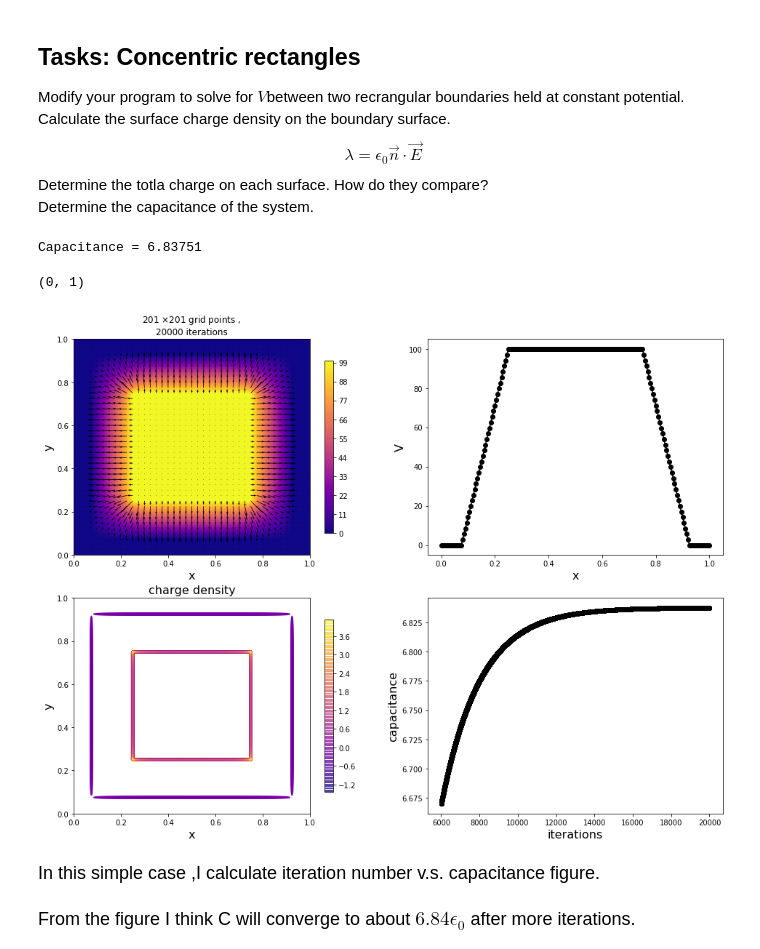
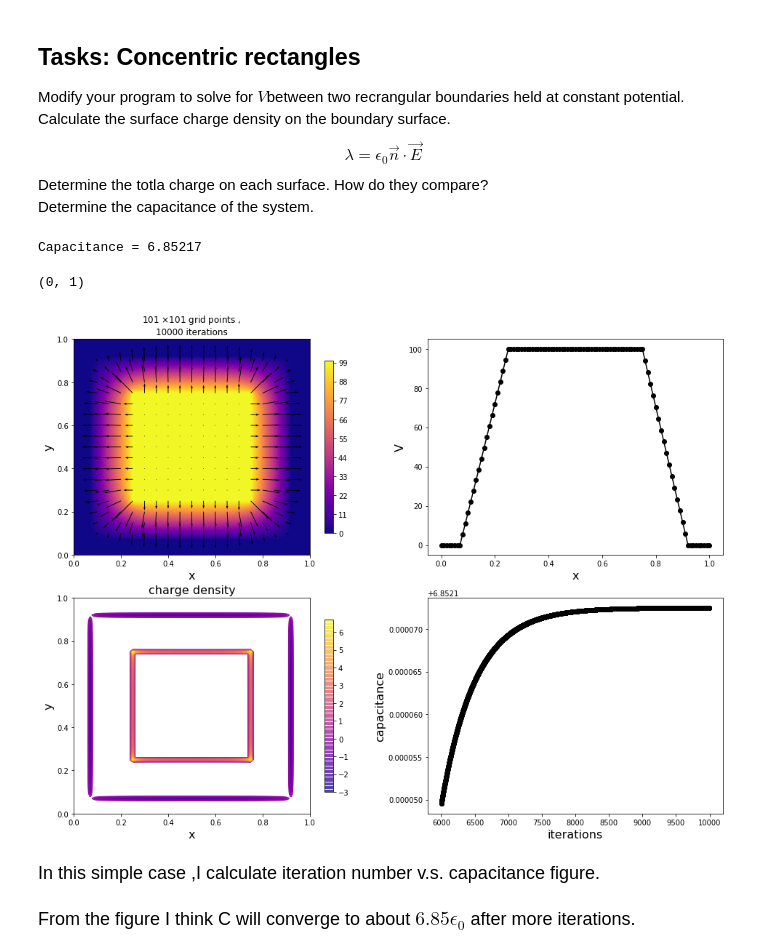
Before and after one commit to pcchen/Computation-in-Physics, a Jupyter notebook: 107022138/Homework_4/Relaxation Methods.ipynb, the cells around one changed output. Cells and saved outputs as stored; diff of their text form; code cells hidden in the pictures.

```diff
--- a/107022138/Homework_4/Relaxation Methods.ipynb
+++ b/107022138/Homework_4/Relaxation Methods.ipynb
@@ -153,8 +153,8 @@ ax[3].set_ylim([0,1])
 # %%
 fig, axes = plt.subplots(ncols = 2 , nrows = 1, figsize = (16,6))
 ax = axes.flatten()
-N = 401     # N means the number of equl points
-it = 5000
+N = 201     # N means the number of equl points
+it = 12000
 nskip = 5
 x = np.linspace(0,1,N)
 y = np.linspace(0,1,N)
@@ -165,12 +165,11 @@ V = np.zeros((N,N))
 ρ[int((N-1)/2),int((N-1)/2)] = 100
 h = (x[N-1]-x[0])/(N-1)
 ρρ = np.pi*h**2*ρ
-w = 0
 
 s = np.zeros_like(x)
 
 for i in range(it):
-    V[1:-1,1:-1] = (1+w)/4*(V[2:,1:-1] + V[0:-2,1:-1] + V[1:-1,2:] + V[1:-1,0:-2]) + ρρ[1:-1,1:-1] - w*V[1:-1,1:-1]
+    V[1:-1,1:-1] = 1/4*(V[2:,1:-1] + V[0:-2,1:-1] + V[1:-1,2:] + V[1:-1,0:-2]) + ρρ[1:-1,1:-1]
 
 s = V[int((N-1)/2),:]
 ax[1].plot(x,s,'ko-')
@@ -225,7 +224,7 @@ V = -0.01941ln(r) -0.01338
 fig, axes = plt.subplots(ncols = 2 , nrows = 2, figsize = (16,12))
 ax = axes.flatten()
 N = 301     # N means the number of equl points
-it = 50000
+it = 30000
 n = 2       # distance between two charges
 nskip = 10
 x = np.linspace(-0.5,0.5,N)
@@ -462,7 +461,7 @@ E = -0.01941
 fig, axes = plt.subplots(ncols = 2 , nrows = 2, figsize = (16,12))
 ax = axes.flatten()
 N = 101     # N means the number of equl points
-it = 1000
+it = 3000
 x = np.linspace(0,1,N)
 y = np.linspace(0,1,N)
 X, Y = np.meshgrid(x, y, indexing = 'xy')
@@ -539,8 +538,8 @@ Determine the capacitance of the system.
 # %%
 fig, axes = plt.subplots(ncols = 2 , nrows = 2, figsize = (16,12))
 ax = axes.flatten()
-N = 201     # N means the number of equl points
-it = 20000
+N = 101     # N means the number of equl points
+it = 10000
 x = np.linspace(0,1,N)
 y = np.linspace(0,1,N)
 X, Y = np.meshgrid(x, y, indexing = 'xy')
@@ -630,36 +629,36 @@ for k in range(1):
     fig.colorbar(charge, shrink=0.8, aspect=20,ax=ax[2])
     sx = V[int((N-1)/2) , :]
     ax[1].plot(x,sx,'ko-')
 
     if (k==0):
         contour = ax[k].contourf(X,Y,V,100,cmap='plasma')
         fig.colorbar(contour, shrink=0.8, aspect=20,ax=ax[k])
         ax[k].set_title(str(int(N)) + r' $\times $' + str(int(N)) + ' grid points , \n' + str(it) + ' iterations')
 
     Ey, Ex = np.gradient(-V)
     skip=(slice(None,None,5),slice(None,None,5))
     ax[0].quiver(X[skip],Y[skip],Ex[skip],Ey[skip],color = 'k')
 #     ax[0].streamplot(x,y,Ex,Ey,density = 1,color = 'k')
 
 print('Capacitance = ' + str('%.5f' %C[it-1]))
 ax[0].set_xlabel('x',fontsize = 16)
 ax[0].set_ylabel('y',fontsize = 16)
 ax[1].set_xlabel('x',fontsize = 16)
 ax[1].set_ylabel('V',fontsize = 16)
 ax[2].set_xlabel('x',fontsize = 16)
 ax[2].set_ylabel('y',fontsize = 16)
 ax[2].set_title('charge density',fontsize = 16)
 ax[3].set_xlabel('iterations',fontsize = 16)
 ax[3].set_ylabel('capacitance',fontsize = 16)
 
 ax[0].set_xlim([0,1])
 ax[0].set_ylim([0,1])
 # ax[2].set_ylim([-0.1,0.1])
 # %% [output]
-Capacitance = 6.83751
+Capacitance = 6.85217
 (0, 1)
-[figure, old version]
+[figure, new version]
 # %% [markdown]
 <font size = 4>
     In this simple case ,I calculate iteration number v.s. capacitance figure.<br><br>
-    From the figure I think C will converge to about $6.84\epsilon_0$ after more iterations.
+    From the figure I think C will converge to about $6.85\epsilon_0$ after more iterations.
```
Also changed, not shown: parts of 7 cells of this notebook.
